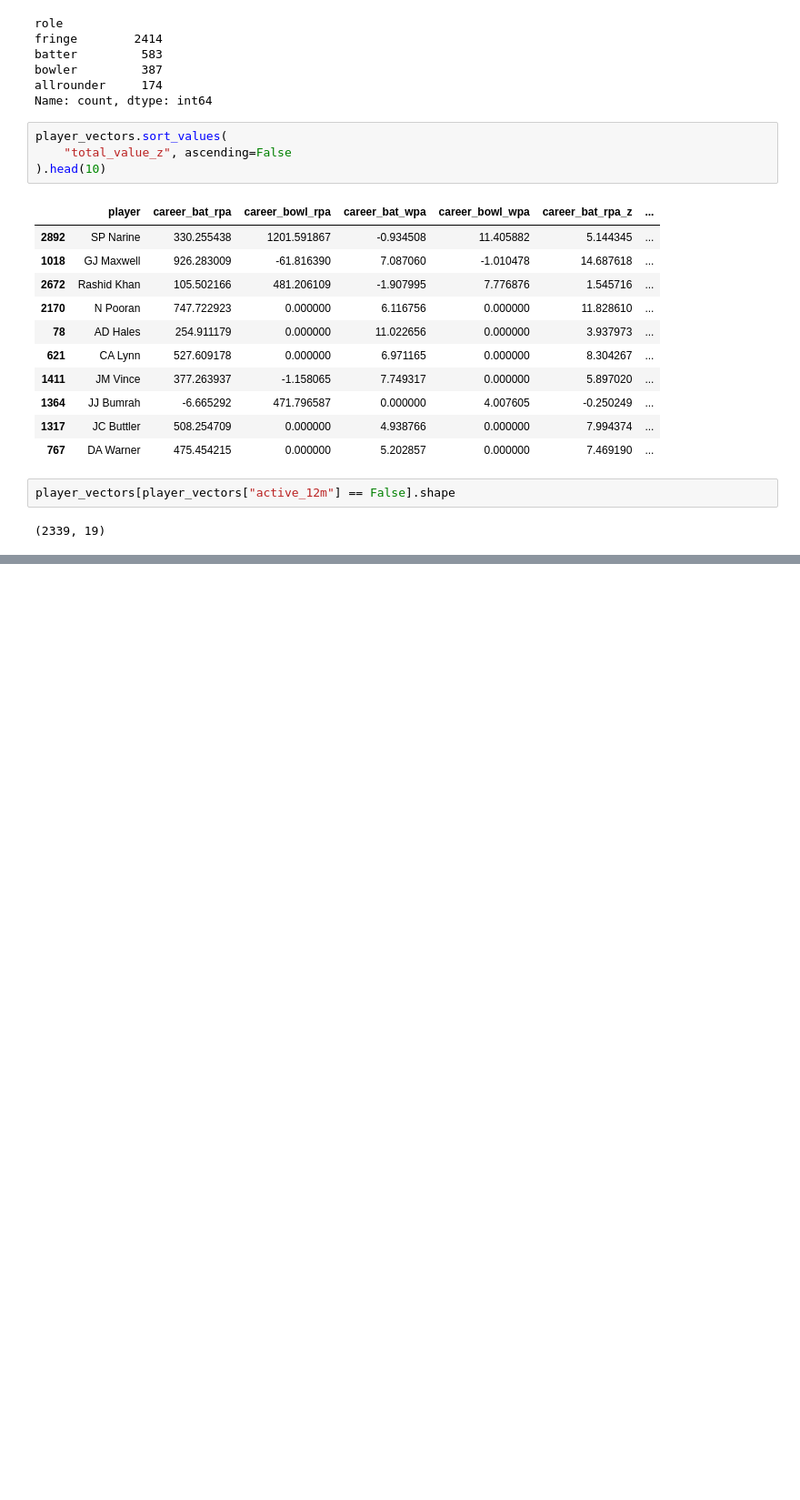
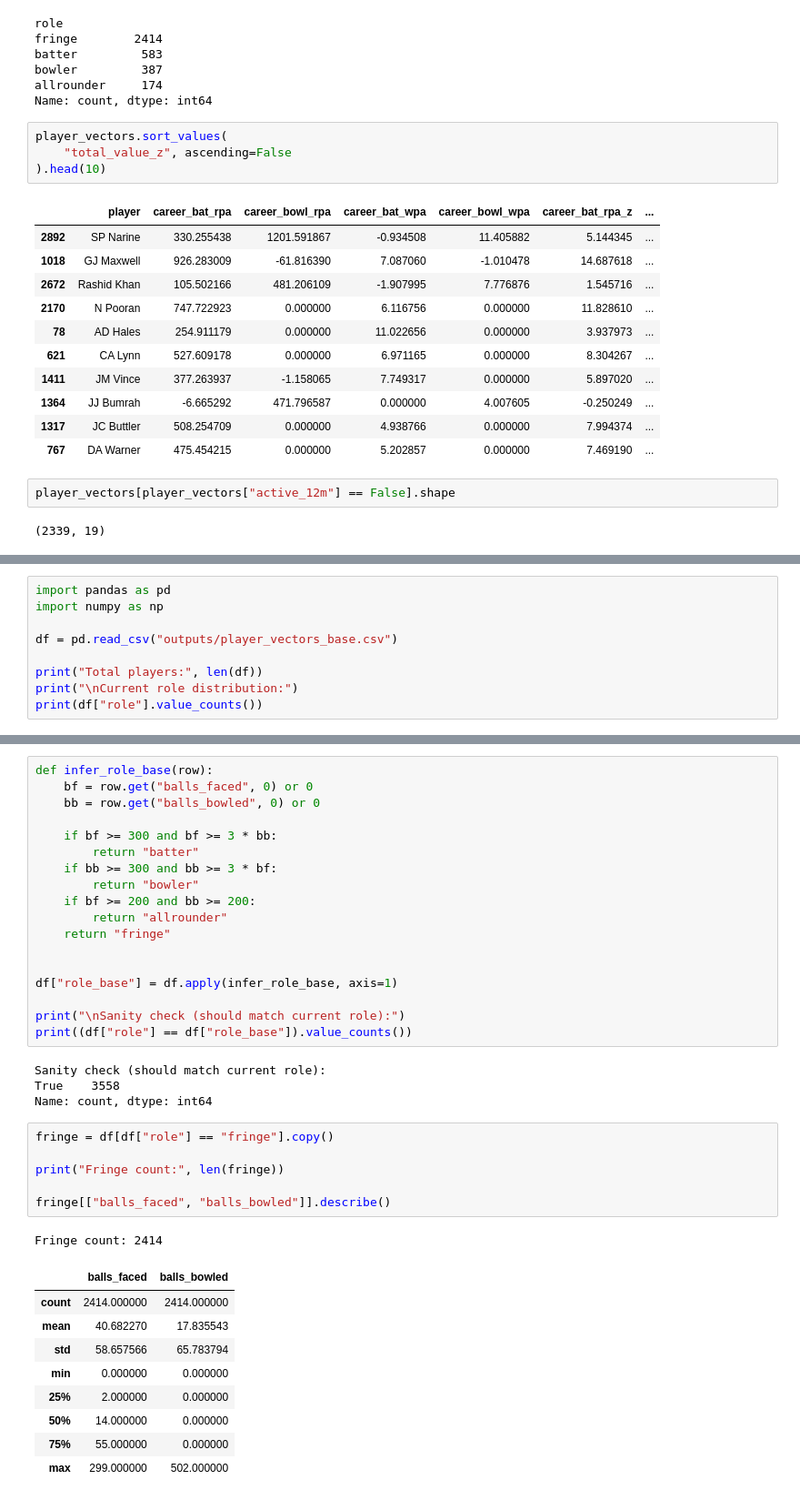
Before and after one commit to aditya-10k/CricketAnalysis, a Jupyter notebook: preprocessing/player_vectors.ipynb, the cells around one changed output, grey strips where cells are left out. Shown at 91% size. Saved outputs shown, nothing was run; the diff lists cells and outputs as text; blank space fills up the shorter version.

```diff
--- a/preprocessing/player_vectors.ipynb
+++ b/preprocessing/player_vectors.ipynb
@@ -131,0 +158,9 @@ player_vectors[player_vectors["active_12m"] == False].shape
+# %%
+import pandas as pd
+import numpy as np
+
+df = pd.read_csv("outputs/player_vectors_base.csv")
+
+print("Total players:", len(df))
+print("\nCurrent role distribution:")
+print(df["role"].value_counts())
@@ -131,0 +177,39 @@ player_vectors[player_vectors["active_12m"] == False].shape
+# %%
+def infer_role_base(row):
+    bf = row.get("balls_faced", 0) or 0
+    bb = row.get("balls_bowled", 0) or 0
+
+    if bf >= 300 and bf >= 3 * bb:
+        return "batter"
+    if bb >= 300 and bb >= 3 * bf:
+        return "bowler"
+    if bf >= 200 and bb >= 200:
+        return "allrounder"
+    return "fringe"
+
+
+df["role_base"] = df.apply(infer_role_base, axis=1)
+
+print("\nSanity check (should match current role):")
+print((df["role"] == df["role_base"]).value_counts())
+# %% [output]
+Sanity check (should match current role):
+True    3558
+Name: count, dtype: int64
+# %%
+fringe = df[df["role"] == "fringe"].copy()
+
+print("Fringe count:", len(fringe))
+
+fringe[["balls_faced", "balls_bowled"]].describe()
+# %% [output]
+Fringe count: 2414
+|  | balls_faced | balls_bowled |
+| count | 2414.000000 | 2414.000000 |
+| mean | 40.682270 | 17.835543 |
+| std | 58.657566 | 65.783794 |
+| min | 0.000000 | 0.000000 |
+| 25% | 2.000000 | 0.000000 |
+| 50% | 14.000000 | 0.000000 |
+| 75% | 55.000000 | 0.000000 |
+| max | 299.000000 | 502.000000 |
```
Also changed, not shown: parts of 12 cells of this notebook, 23 other files.
